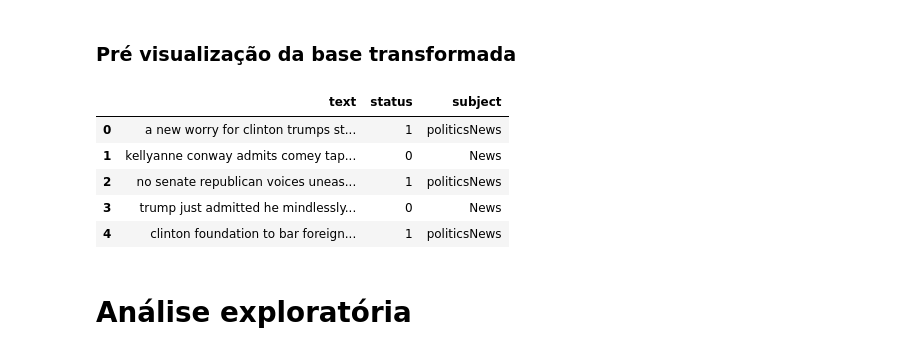
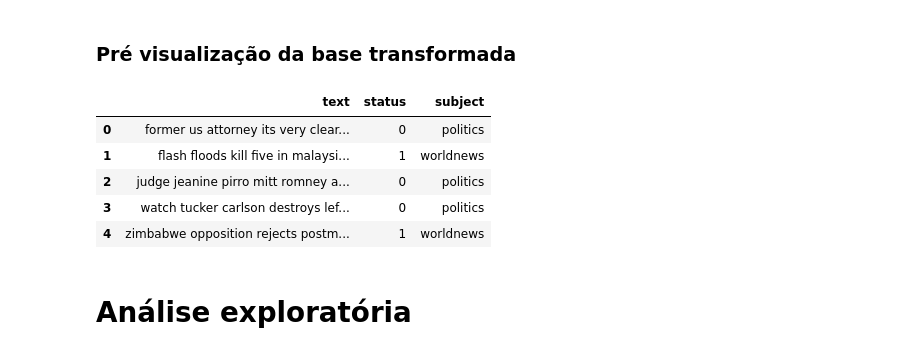
Before and after one commit to anaahnb/fake-and-real-news, a Jupyter notebook: fake_news_real_news.ipynb, the cells around one changed output. Cells and saved outputs as stored; diff of their text form; code cells hidden in the pictures.

```diff
--- a/fake_news_real_news.ipynb
+++ b/fake_news_real_news.ipynb
@@ -72,0 +73,4 @@ df = df.sample(frac=1).reset_index(drop=True)
+# %%
+normalizer = DataNormalize(ParamsKeys.TRUE_DATASET_PATH, ParamsKeys.FAKE_DATASET_PATH)
+df_processed = normalizer.merge_data()
+normalizer.save_processed_data()
@@ -98,14 +90,14 @@ df['text'] = df['text'].apply(clean_text)
 # %% [markdown]
 ### Pré visualização da base transformada
 # %%
-df.head()
+df_processed.head()
 # %% [output]
 |  | text | status | subject |
-| 0 | a new worry for clinton trumps st... | 1 | politicsNews |
-| 1 | kellyanne conway admits comey tap... | 0 | News |
-| 2 | no senate republican voices uneas... | 1 | politicsNews |
-| 3 | trump just admitted he mindlessly... | 0 | News |
-| 4 | clinton foundation to bar foreign... | 1 | politicsNews |
+| 0 | former us attorney its very clear... | 0 | politics |
+| 1 | flash floods kill five in malaysi... | 1 | worldnews |
+| 2 | judge jeanine pirro mitt romney a... | 0 | politics |
+| 3 | watch tucker carlson destroys lef... | 0 | politics |
+| 4 | zimbabwe opposition rejects postm... | 1 | worldnews |
 # %% [markdown]
 # Análise exploratória
 # %% [markdown]
```
Also changed, not shown: parts of 62 cells of this notebook, 2 other files.
